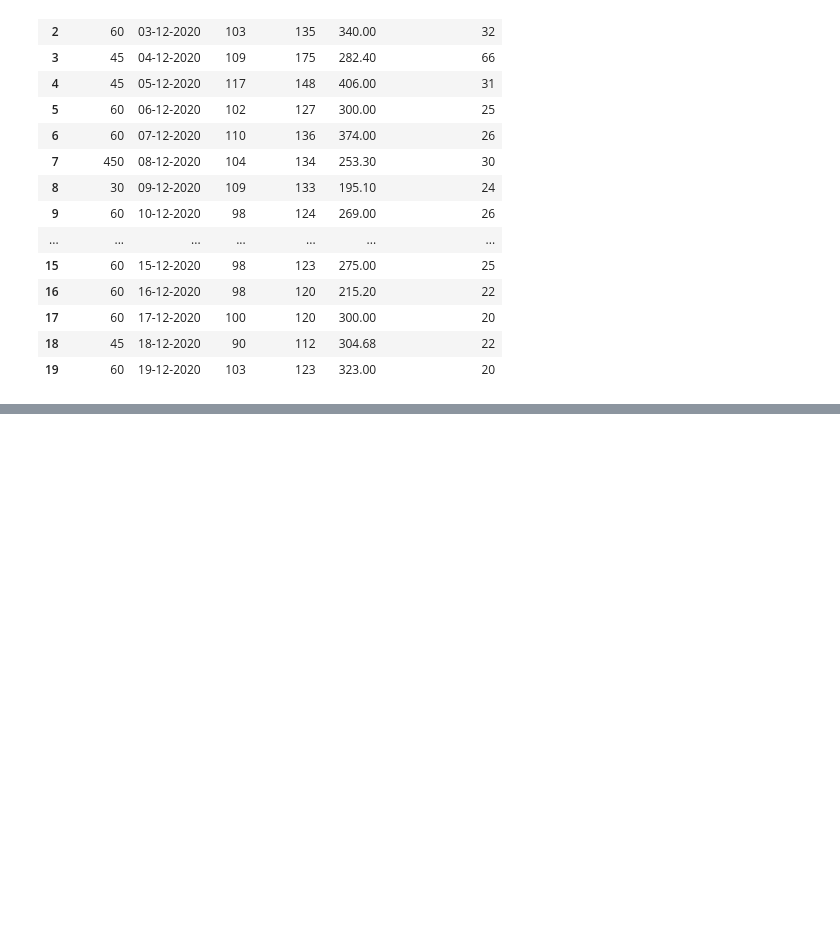
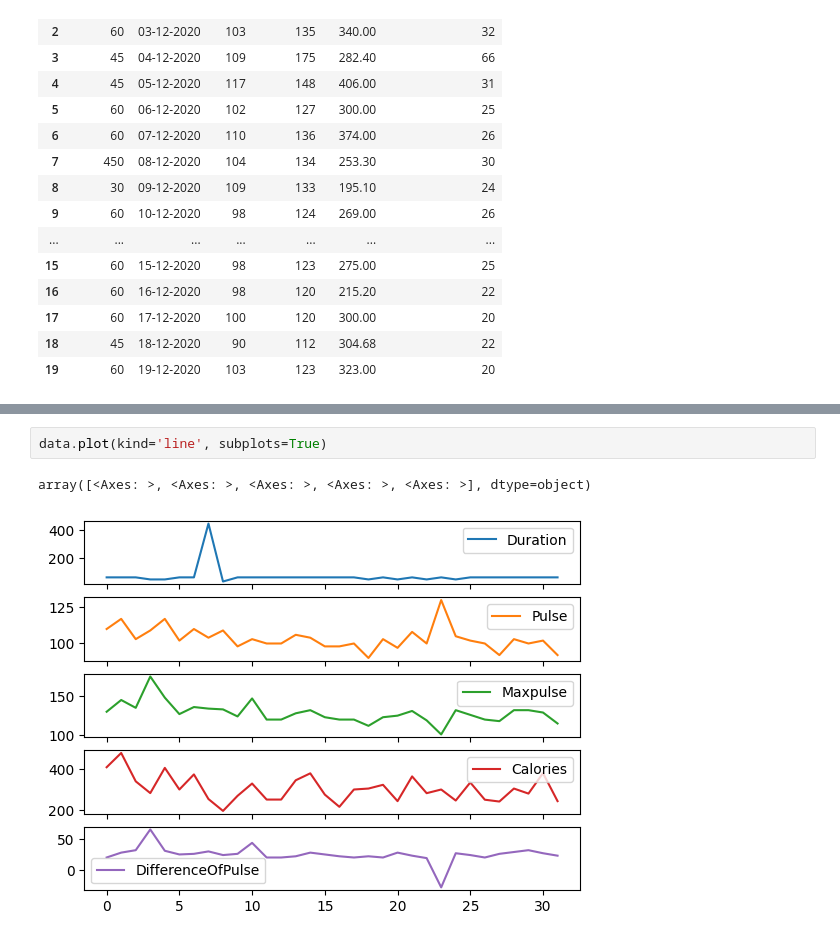
Before and after one commit to safakan/CCTB_repo_safak_atakan_celik, a Jupyter notebook: DEA113/EDA.ipynb, the cells around one changed output, grey strips where cells are left out. Saved outputs shown, nothing was run; the diff lists cells and outputs as text; blank space fills up the shorter version.

```diff
--- a/DEA113/EDA.ipynb
+++ b/DEA113/EDA.ipynb
@@ -212,0 +270,5 @@ dtype: int64
+# %%
+data.plot(kind='line', subplots=True)
+# %% [output]
+array([<Axes: >, <Axes: >, <Axes: >, <Axes: >, <Axes: >], dtype=object)
+[figure, added]
```
Also changed, not shown: parts of 16 cells of this notebook.
